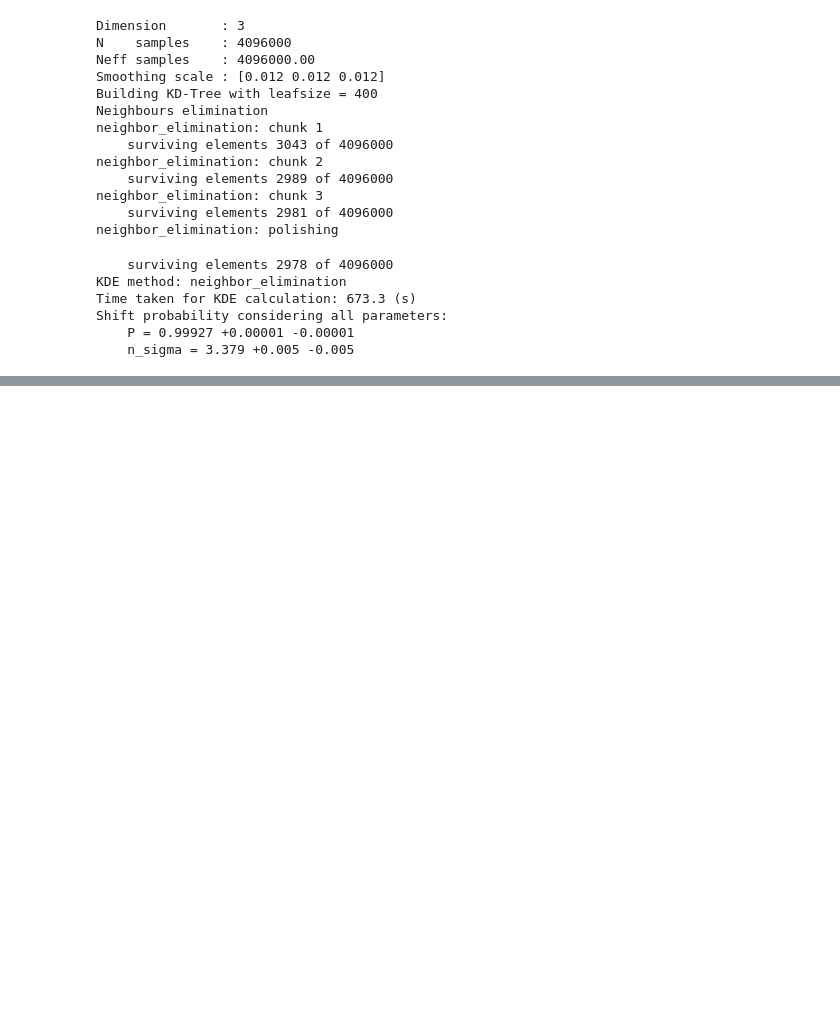
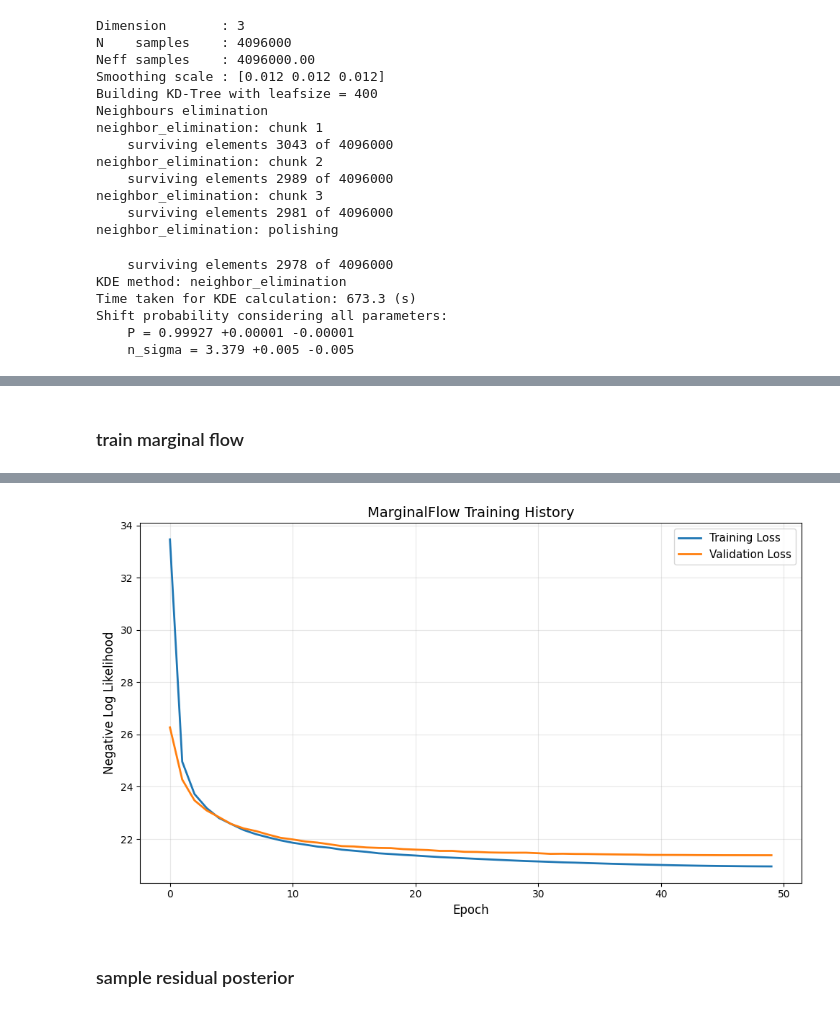
Before and after one commit to des-science/multiprobe-simulation-inference, a Jupyter notebook: dev/notebooks/gof_or_consistency/parameter_level.ipynb, the cells around one changed output, grey strips where cells are left out. Drawn from its saved outputs; the diff is of its cells as text; code cells hidden in the pictures; blank space fills up the shorter version.

```diff
--- a/dev/notebooks/gof_or_consistency/parameter_level.ipynb
+++ b/dev/notebooks/gof_or_consistency/parameter_level.ipynb
@@ -130,0 +328,26 @@ Shift probability considering all parameters:
+# %%
+residuals = np.concatenate(
+    [wl_preds - wl_model.predict(wl_cosmos), gc_preds - gc_model.predict(gc_cosmos)],
+    axis=1
+)
+# %% [markdown]
+### train marginal flow
+# %%
+flow = MarginalFlow(
+    feature_dim=residuals.shape[-1],
+    n_transforms=5,
+    hidden_features=128,
+    n_blocks=2,
+)
+
+history = flow.fit(
+    x=residuals,
+    n_epochs=50,
+    batch_size=4_096,
+    vali_split=0.1,
+    learning_rate=1e-3,
+    clip_by_global_norm=1.0,
+    n_patience_epochs=10,
+    min_delta=1e-4,
+)
+# %% [output]
@@ -130,0 +359,3 @@ Shift probability considering all parameters:
+[figure, added]
+# %% [markdown]
+### sample residual posterior
```
Also changed, not shown: parts of 17 cells of this notebook, 4 other files.
